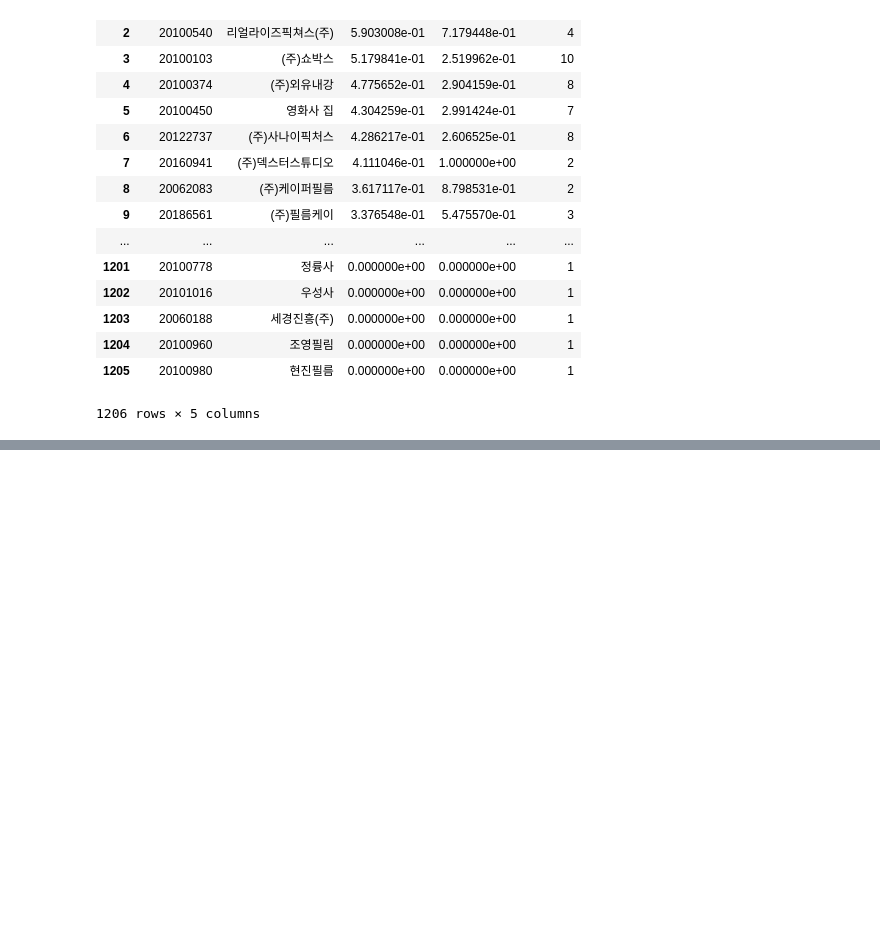
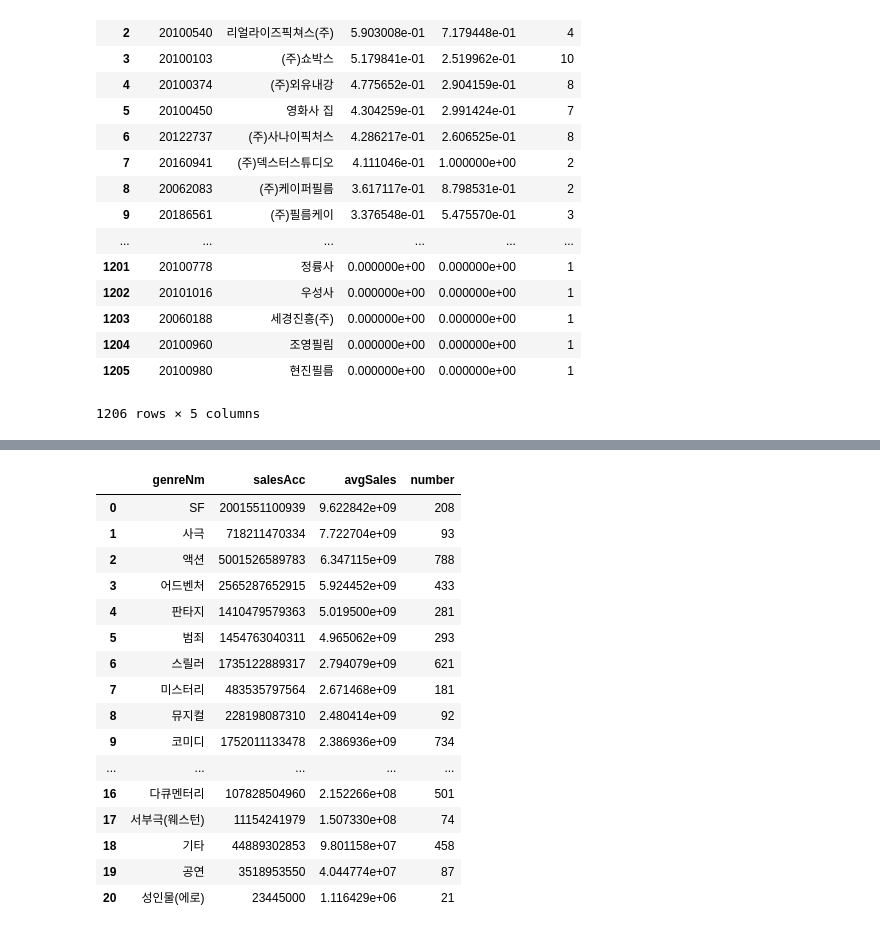
Before and after one commit to younghk/2019_Project_Graduation, a Jupyter notebook: Data_Preprocessing.ipynb, the cells around one changed output, grey strips where cells are left out. Cells and saved outputs as stored; diff of their text form; code cells hidden in the pictures; blank space fills up the shorter version.

Commit message:
scaled values are updated.

```diff
--- a/Data_Preprocessing.ipynb
+++ b/Data_Preprocessing.ipynb
@@ -1460,3 +1460,6 @@ def actor_normalize_by_audience(movie_data, movie_data_table, actor_audi) :
     return mdt2
 
 mdt2 = actor_normalize_by_audience(movie_data, movie_data_table, aa)
+# %%
+with open('movie_data_table2.json', 'r') as f :
+    mdt2 = json.load(f)
@@ -1711,0 +1736,14 @@ scaled by audienceAcc (actor, company)
+# %%
+def normalize_genre(movie_detail, movie_data) :
+    genre_list = []
+    for cd in movie_detail :
+        md = movie_detail[cd]
+        msales = movie_data[movie_data['movieCd'] == cd].salesAcc.iloc[0]
+        for genre in md['genres'] :
+            # print(gerne + str(msales))
+            genre_list.append([genre['genreNm'], cd, msales])
+
+    return genre_list
+
+gl = normalize_genre(movie_detail, movie_data)
+gl
@@ -1711,0 +1768,3 @@ scaled by audienceAcc (actor, company)
+# %%
+df_gl = pd.DataFrame(gl, columns = ['genreNm', 'movieCd', 'sales'])
+df_gl
@@ -1711,0 +1790,25 @@ scaled by audienceAcc (actor, company)
+# %%
+gl_group = df_gl.groupby(['genreNm'])
+genre_sales = pd.DataFrame({'salesAcc' : gl_group['sales'].sum(),
+                            'avgSales' : gl_group['sales'].mean(),
+                            'number' : gl_group['movieCd'].count()}).reset_index()
+genre_sales = genre_sales.sort_values(by = 'avgSales', ascending = False).reset_index(drop = True)
+genre_sales
+# %% [output]
+|  | genreNm | salesAcc | avgSales | number |
+| 0 | SF | 2001551100939 | 9.622842e+09 | 208 |
+| 1 | 사극 | 718211470334 | 7.722704e+09 | 93 |
+| 2 | 액션 | 5001526589783 | 6.347115e+09 | 788 |
+| 3 | 어드벤처 | 2565287652915 | 5.924452e+09 | 433 |
+| 4 | 판타지 | 1410479579363 | 5.019500e+09 | 281 |
+| 5 | 범죄 | 1454763040311 | 4.965062e+09 | 293 |
+| 6 | 스릴러 | 1735122889317 | 2.794079e+09 | 621 |
+| 7 | 미스터리 | 483535797564 | 2.671468e+09 | 181 |
+| 8 | 뮤지컬 | 228198087310 | 2.480414e+09 | 92 |
+| 9 | 코미디 | 1752011133478 | 2.386936e+09 | 734 |
+| ... | ... | ... | ... | ... |
+| 16 | 다큐멘터리 | 107828504960 | 2.152266e+08 | 501 |
+| 17 | 서부극(웨스턴) | 11154241979 | 1.507330e+08 | 74 |
+| 18 | 기타 | 44889302853 | 9.801158e+07 | 458 |
+| 19 | 공연 | 3518953550 | 4.044774e+07 | 87 |
+| 20 | 성인물(에로) | 23445000 | 1.116429e+06 | 21 |
```
Also changed, not shown: parts of 44 cells of this notebook.
